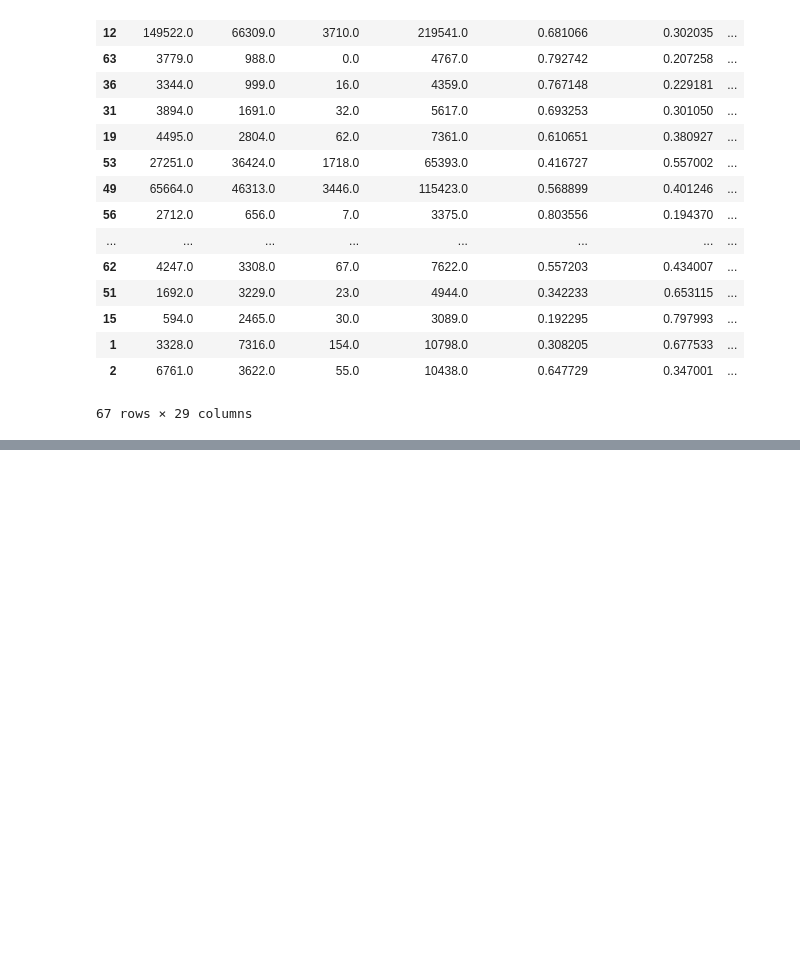
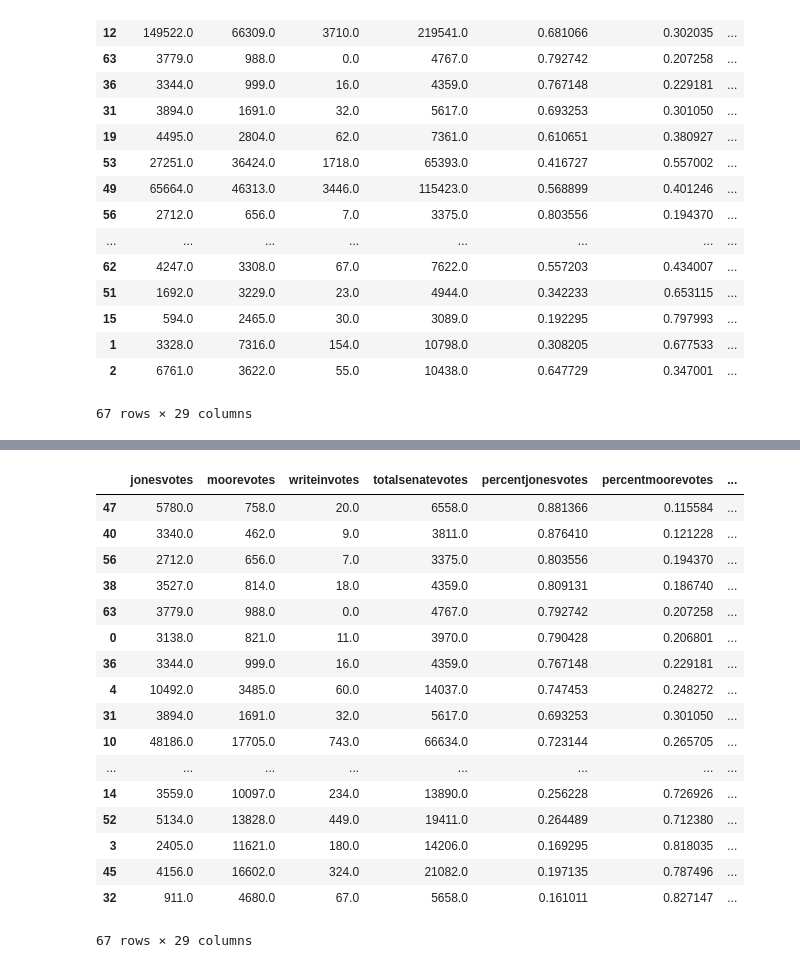
Before and after one commit to elbertwang3/alabamasenateelection, a Jupyter notebook: Untitled.ipynb, the cells around one changed output, grey strips where cells are left out. Saved outputs shown, nothing was run; the diff lists cells and outputs as text; code cells hidden in the pictures; blank space fills up the shorter version.

```diff
--- a/Untitled.ipynb
+++ b/Untitled.ipynb
@@ -319,0 +325,21 @@ counties.sort_values("senateturnout", ascending=False)
+# %%
+counties.sort_values('percentblack2017', ascending=False)
+# %% [output]
+|  | jonesvotes | moorevotes | writeinvotes | totalsenatevotes | percentjonesvotes | percentmoorevotes | ... |
+| 47 | 5780.0 | 758.0 | 20.0 | 6558.0 | 0.881366 | 0.115584 | ... |
+| 40 | 3340.0 | 462.0 | 9.0 | 3811.0 | 0.876410 | 0.121228 | ... |
+| 56 | 2712.0 | 656.0 | 7.0 | 3375.0 | 0.803556 | 0.194370 | ... |
+| 38 | 3527.0 | 814.0 | 18.0 | 4359.0 | 0.809131 | 0.186740 | ... |
+| 63 | 3779.0 | 988.0 | 0.0 | 4767.0 | 0.792742 | 0.207258 | ... |
+| 0 | 3138.0 | 821.0 | 11.0 | 3970.0 | 0.790428 | 0.206801 | ... |
+| 36 | 3344.0 | 999.0 | 16.0 | 4359.0 | 0.767148 | 0.229181 | ... |
+| 4 | 10492.0 | 3485.0 | 60.0 | 14037.0 | 0.747453 | 0.248272 | ... |
+| 31 | 3894.0 | 1691.0 | 32.0 | 5617.0 | 0.693253 | 0.301050 | ... |
+| 10 | 48186.0 | 17705.0 | 743.0 | 66634.0 | 0.723144 | 0.265705 | ... |
+| ... | ... | ... | ... | ... | ... | ... | ... |
+| 14 | 3559.0 | 10097.0 | 234.0 | 13890.0 | 0.256228 | 0.726926 | ... |
+| 52 | 5134.0 | 13828.0 | 449.0 | 19411.0 | 0.264489 | 0.712380 | ... |
+| 3 | 2405.0 | 11621.0 | 180.0 | 14206.0 | 0.169295 | 0.818035 | ... |
+| 45 | 4156.0 | 16602.0 | 324.0 | 21082.0 | 0.197135 | 0.787496 | ... |
+| 32 | 911.0 | 4680.0 | 67.0 | 5658.0 | 0.161011 | 0.827147 | ... |
+67 rows × 29 columns
```
Also changed, not shown: parts of 1 cell of this notebook, 3 other files.
